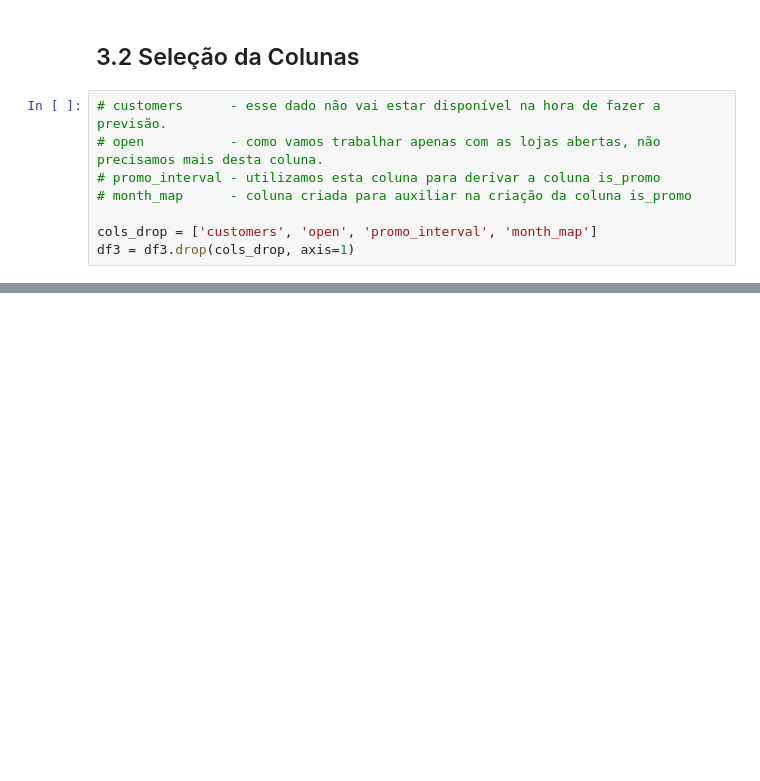
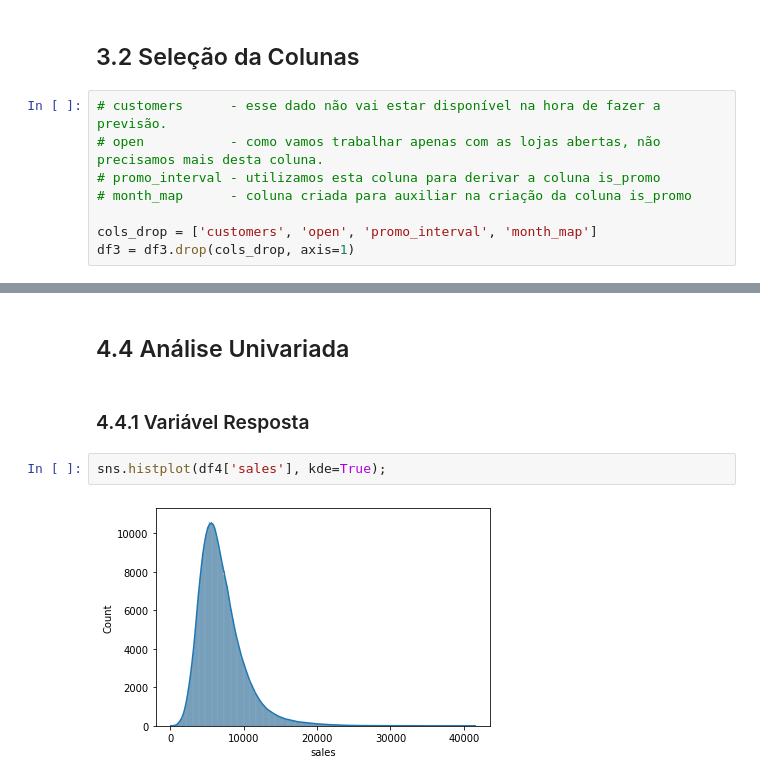
Before and after one commit to misaelpcastro/rossmann_previsao_vendas, a Jupyter notebook: Previsao_vendas_por_loja_v1.ipynb, the cells around one changed output, grey strips where cells are left out. Cells and saved outputs as stored; diff of their text form; blank space fills up the shorter version.

```diff
--- a/Previsao_vendas_por_loja_v1.ipynb
+++ b/Previsao_vendas_por_loja_v1.ipynb
@@ -294,0 +376,8 @@ df3 = df3.drop(cols_drop, axis=1)
+# %% [markdown]
+## 4.4 Análise Univariada
+# %% [markdown]
+### 4.4.1 Variável Resposta
+# %%
+sns.histplot(df4['sales'], kde=True);
+# %% [output]
+[figure, added]
```
Also changed, not shown: parts of 24 cells of this notebook.
